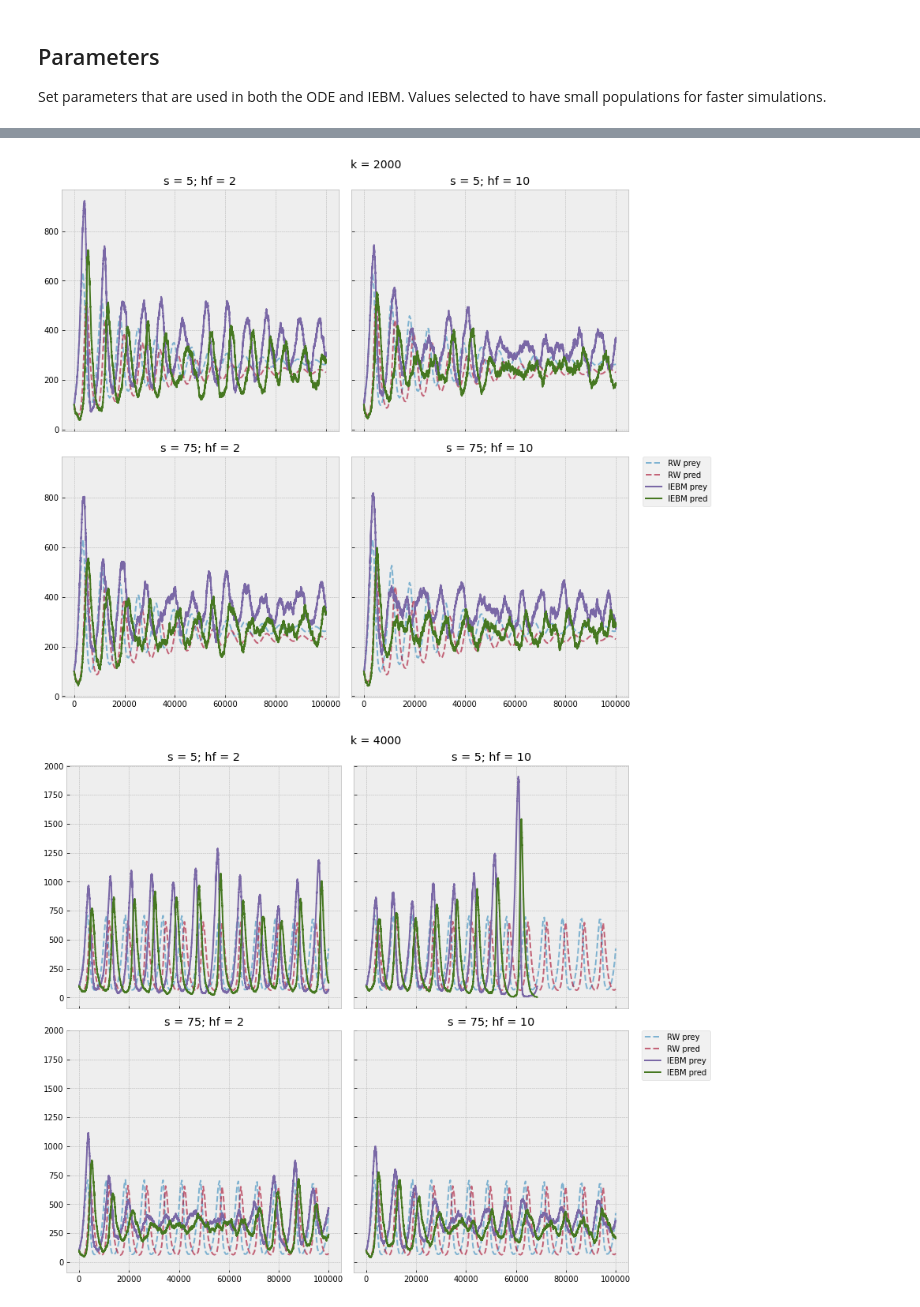
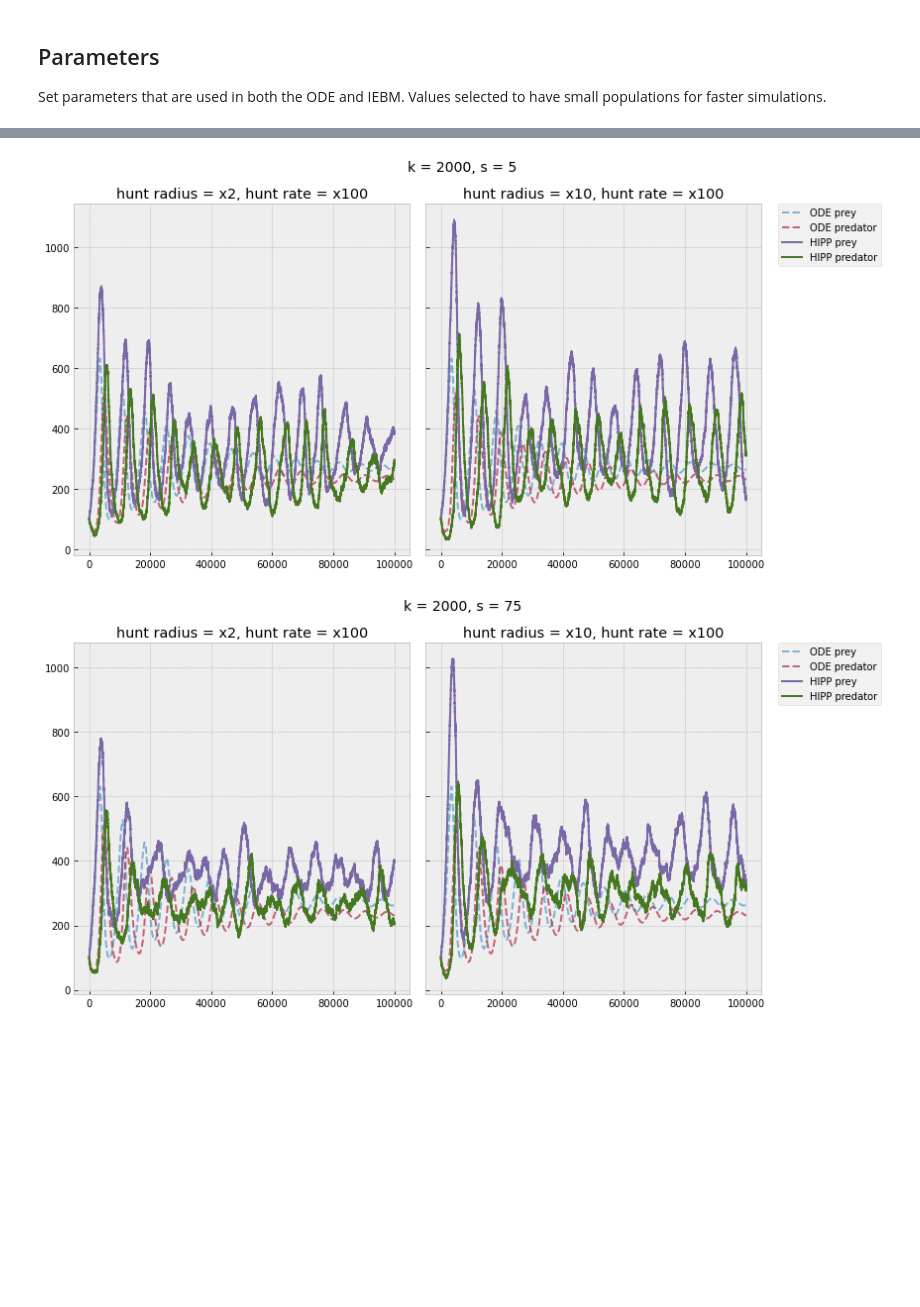
Before and after one commit to jpleet/ebeeb, a Jupyter notebook: experiments/consumer-resource/hunt_interfer_predator_prey.ipynb, the cells around one changed output, grey strips where cells are left out. Saved outputs shown, nothing was run; the diff lists cells and outputs as text; code cells hidden in the pictures; blank space fills up the shorter version.

Commit message:
cleaned up hipp and ehipp models and results

```diff
--- a/experiments/consumer-resource/hunt_interfer_predator_prey.ipynb
+++ b/experiments/consumer-resource/hunt_interfer_predator_prey.ipynb
@@ -119,7 +120,7 @@ def hirm_setup(k, stoppage, hunt_radius_factor, hunt_rate_factor):
                   (LinkedTrait, {'name' : 'hunt_radius',
                                  'link_trait' : 'radius',
                                  'link_func' : lambda x: x * hunt_radius_factor}),
-                  (StaticTrait, {'name' : 'hunt_rate',
+                  (LinkedTrait, {'name' : 'hunt_rate',
                                  'link_trait' : 'death_rate',
                                  'link_func' : lambda x : x * hunt_rate_factor})]
 
@@ -280,9 +281,14 @@ def run_parallel(k, s, hrad, hrat):
 ks = [2000, 4000]
 ss = [5, 75]
 hrads = [2, 10]
-hrats = [100, 1000]
+hrats = [100]
 runs = 1 #99
-params = [(k, s, hrad, hraf) for k in ks for s in ss for hrad in hrads for hrats in hrats for _ in range(runs)]
+params = [(k, s, hrad, hrat)
+          for k in ks
+          for s in ss
+          for hrad in hrads
+          for hrat in hrats
+          for _ in range(runs)]
 
 pbar = tqdm(total=len(params))
 
@@ -329,7 +315,7 @@ res_grp = res_df.groupby(['k', 's', 'hf', 'time_int']).agg({'prey' : np.mean, 'p
 # function to get integration results of an ODE with a set carrying capacity
 def run_ode(k):
 
-    ode_times = np.linspace(0, time, ode_step) # inference times
+    #ode_times = np.linspace(0, time, ode_step) # inference times
 
     # create exponential growth equation as a function of N
     def dN_dt(N, t=0):
@@ -344,33 +330,31 @@ def run_ode(k):
 
     return ode_prey, ode_pred
 # %%
-for k, g1 in res_grp.groupby('k'):
+# generalize one day
+for (k,s), g1 in res.groupby(['k', 's']):
+    N = len(g1)
+    rows = int(np.sqrt(N))
+    cols =  int(np.ceil(N / rows))
+
+    fig, axs = plt.subplots(rows, cols, sharex=True, sharey=True, figsize=(12,6))
 
     ode_prey, ode_pred = run_ode(k)
-    fig, ax = plt.subplots(2, 2, figsize=(12,10), sharex=True, sharey=True)
 
-    for t, ((s, hf), g2) in enumerate(g1.groupby(['s', 'hf'])):
+    for ax, (_, row) in zip(axs, g1.iterrows()):
 
-        if t == 0:
-            t = (0,0)
-        elif t == 1:
-            t = (0,1)
-        elif t == 2:
-            t = (1,0)
-        else:
-            t = (1,1)
+        hrad = row['hrad']
+        hrat = row['hrat']
 
-        ax[t].plot(ode_times, ode_prey, ls='--', alpha=0.6, label='RW prey')
-        ax[t].plot(ode_times, ode_pred, ls='--', alpha=0.6, label='RW pred')
-
-        ax[t].plot(g2.time_int, g2.prey, label='IEBM prey')
-        ax[t].plot(g2.time_int, g2.pred, label='IEBM pred')
-        ax[t].set_title(f's = {s}; hf = {hf}')
+        ax.plot(ode_times, ode_prey, ls='--', alpha=0.6, label='ODE prey')
+        ax.plot(ode_times, ode_pred, ls='--', alpha=0.6, label='ODE predator')
+        ax.plot(row['out']['time'], row['out']['size']['prey'], label='HIPP prey')
+        ax.plot(row['out']['time'], row['out']['size']['pred'], label='HIPP predator')
+        ax.set_title(f'hunt radius = x{hrad}, hunt rate = x{hrat}')
 
     plt.legend(bbox_to_anchor=(1.05,1), loc='upper left', borderaxespad=0)
-    plt.suptitle(f'k = {k}', fontsize=14)
+    plt.suptitle(f'k = {k}, s = {s}', fontsize=14)
     plt.tight_layout()
     plt.show()
 # %% [output]
-[figure, old version]
+[figure, new version]
-[figure, old version]
+[figure, new version]
```
Also changed, not shown: parts of 4 cells of this notebook, 11 other files.
